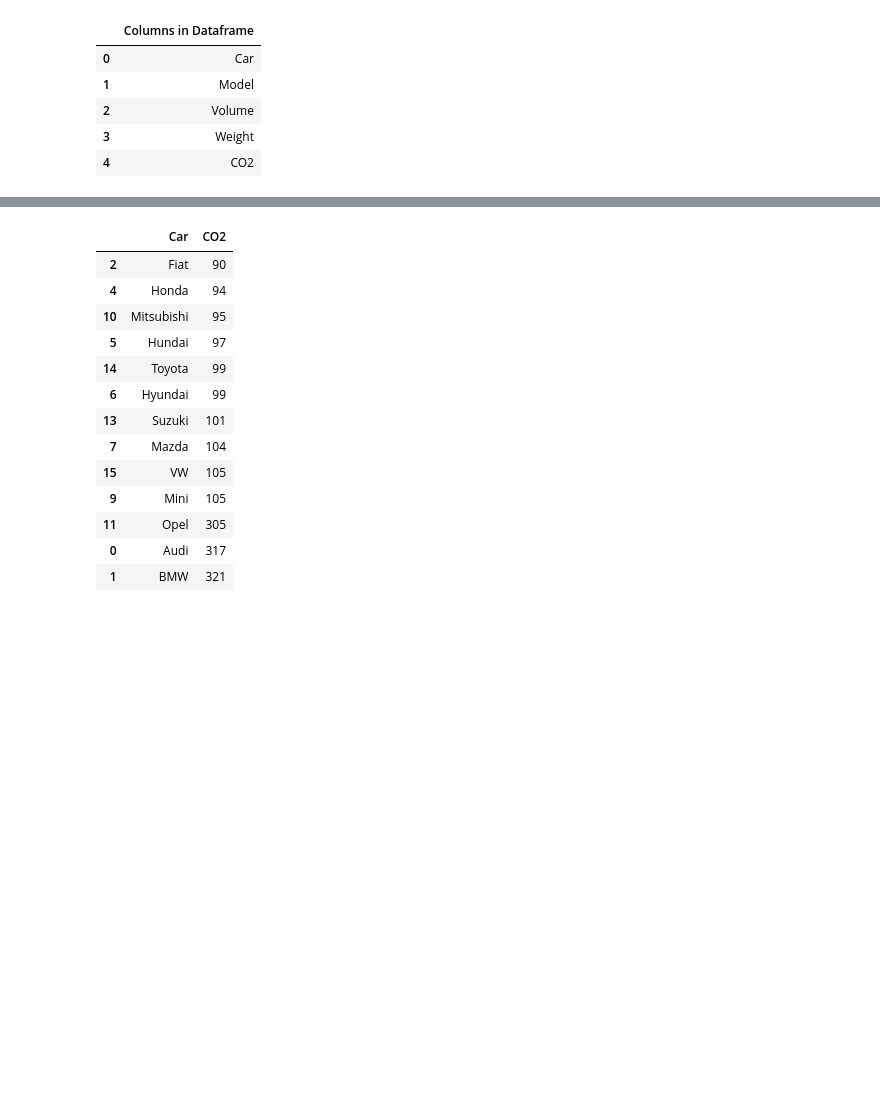
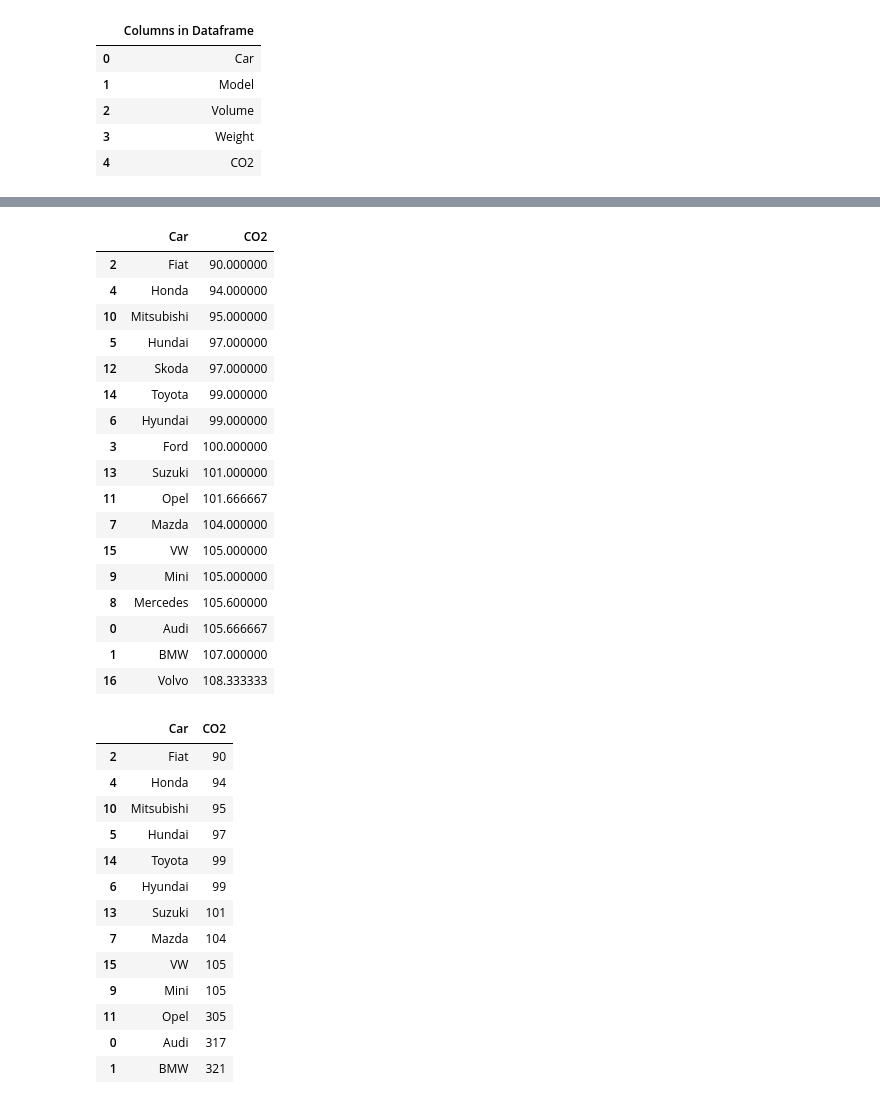
Before and after one commit to R-White-0/CO2-Emissions-EDA, a Jupyter notebook: src/CO2 Emmisions EDA copy.ipynb, the cells around one changed output, grey strips where cells are left out. Cells and saved outputs as stored; diff of their text form; code cells hidden in the pictures; blank space fills up the shorter version.

```diff
--- a/src/CO2 Emmisions EDA copy.ipynb
+++ b/src/CO2 Emmisions EDA copy.ipynb
@@ -221 +246,22 @@ co2dfCopy["Car"].value_counts().plot(kind="barh", title=" Vehicle Count")
+# %%
+avg_emissions_by_car
+# %% [output]
+|  | Car | CO2 |
+| 2 | Fiat | 90.000000 |
+| 4 | Honda | 94.000000 |
+| 10 | Mitsubishi | 95.000000 |
+| 5 | Hundai | 97.000000 |
+| 12 | Skoda | 97.000000 |
+| 14 | Toyota | 99.000000 |
+| 6 | Hyundai | 99.000000 |
+| 3 | Ford | 100.000000 |
+| 13 | Suzuki | 101.000000 |
+| 11 | Opel | 101.666667 |
+| 7 | Mazda | 104.000000 |
+| 15 | VW | 105.000000 |
+| 9 | Mini | 105.000000 |
+| 8 | Mercedes | 105.600000 |
+| 0 | Audi | 105.666667 |
+| 1 | BMW | 107.000000 |
+| 16 | Volvo | 108.333333 |
 # %%
```
Also changed, not shown: parts of 20 cells of this notebook.
